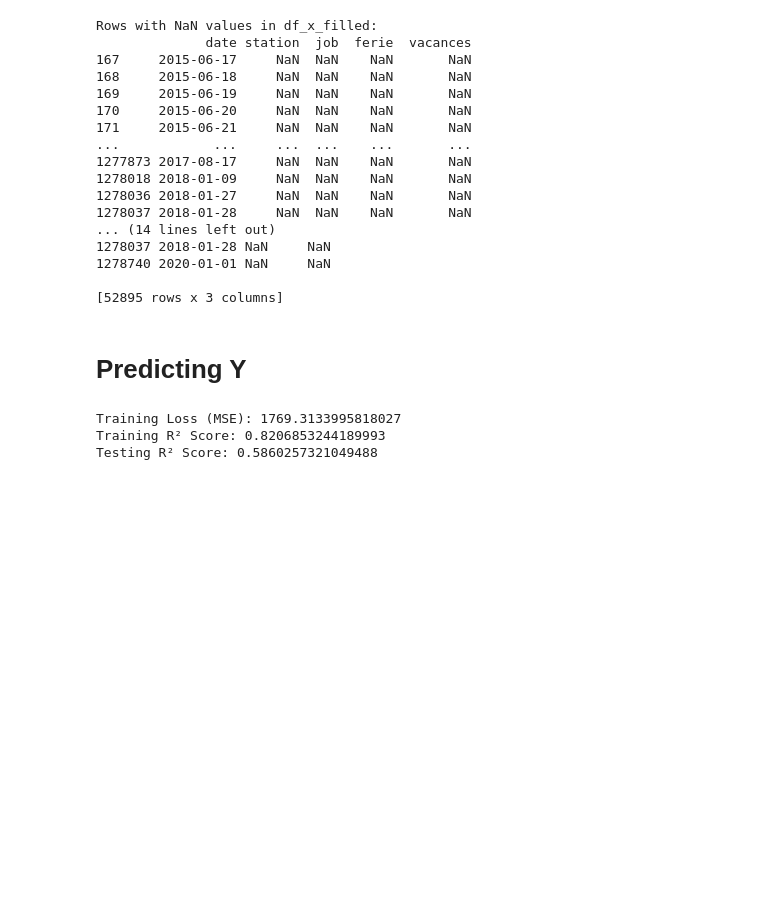
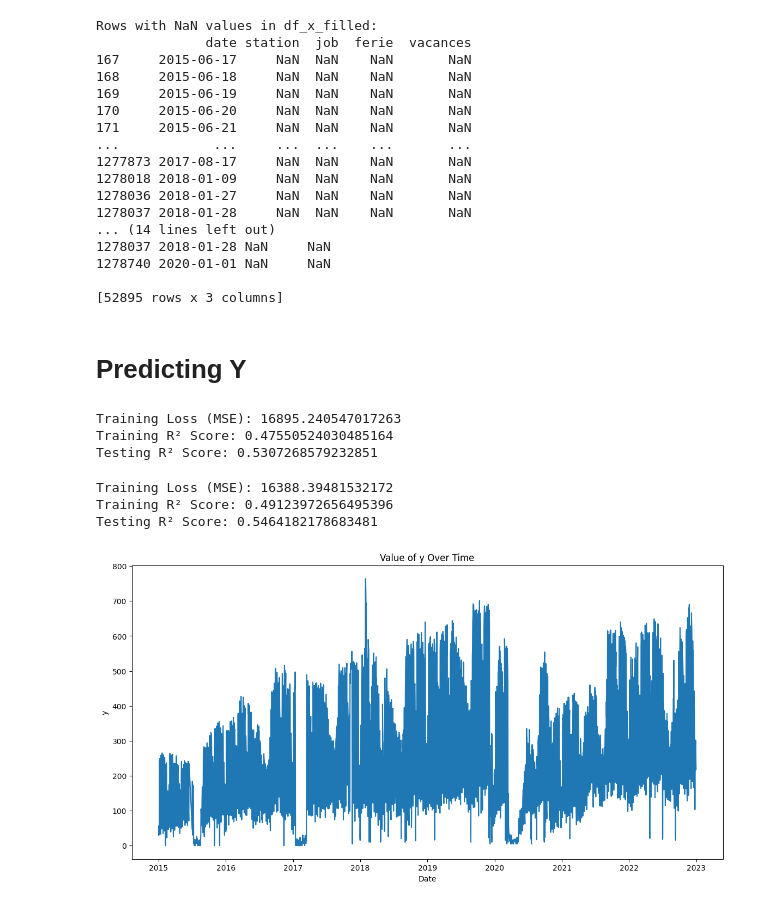
Before and after one commit to vdorseuil/ML_forecast, a Jupyter notebook: sncf.ipynb, the cells around one changed output. Saved outputs shown, nothing was run; the diff lists cells and outputs as text; code cells hidden in the pictures; blank space fills up the shorter version.

```diff
--- a/sncf.ipynb
+++ b/sncf.ipynb
@@ -324,7 +324,8 @@ df_y_filled_no_na = group_fill_na_y(df_y_filled)
 # Predicting Y
 # %%
 df = pd.merge(df_x_filled_no_na, df_y_filled_no_na, on=['date', 'station'])
-df=df[(df['station'] == "QD6")]
+# df=df[(df['station'] == "QD6")]
+df=df[(df['station'] == "003")]
 # %%
 
 # Define features and target
@@ -358,6 +359,59 @@ test_r2 = r2_score(y_test, y_test_pred)
 
 print(f"Testing R² Score: {test_r2}")
 # %% [output]
-Training Loss (MSE): 1769.3133995818027
-Training R² Score: 0.8206853244189993
-Testing R² Score: 0.5860257321049488
+Training Loss (MSE): 16895.240547017263
+Training R² Score: 0.47550524030485164
+Testing R² Score: 0.5307268579232851
+# %%
+
+# Assume df is your initial DataFrame
+# Extract seasonal features
+df['month'] = df['date'].dt.month
+df['day_of_week'] = df['date'].dt.dayofweek
+
+# Define features and target
+X = df.drop(columns=['date', 'station', 'y'])
+y = df['y']
+
+# Split the data into training and testing sets
+X_train, X_test, y_train, y_test = train_test_split(X, y, test_size=0.2, random_state=42)
+
+# Train a linear regression model
+model = LinearRegression()
+model.fit(X_train, y_train)
+
+# Predict on the training set
+y_train_pred = model.predict(X_train)
+
+# Calculate training loss (Mean Squared Error)
+train_loss = mean_squared_error(y_train, y_train_pred)
+
+# Calculate R² score on the training set
+train_r2 = r2_score(y_train, y_train_pred)
+
+print(f"Training Loss (MSE): {train_loss}")
+print(f"Training R² Score: {train_r2}")
+
+# Predict on the testing set
+y_test_pred = model.predict(X_test)
+
+# Calculate R² score on the testing set
+test_r2 = r2_score(y_test, y_test_pred)
+
+print(f"Testing R² Score: {test_r2}")
+# %% [output]
+Training Loss (MSE): 16388.39481532172
+Training R² Score: 0.49123972656495396
+Testing R² Score: 0.5464182178683481
+# %%
+df = df.sort_values(by='date')
+
+# Plot the values of 'y' over time
+plt.figure(figsize=(14, 7))
+sns.lineplot(x='date', y='y', data=df)
+plt.title('Value of y Over Time')
+plt.xlabel('Date')
+plt.ylabel('y')
+plt.show()
+# %% [output]
+[figure, added]
```
Also changed, not shown: parts of 1 cell of this notebook, 1 other file.
